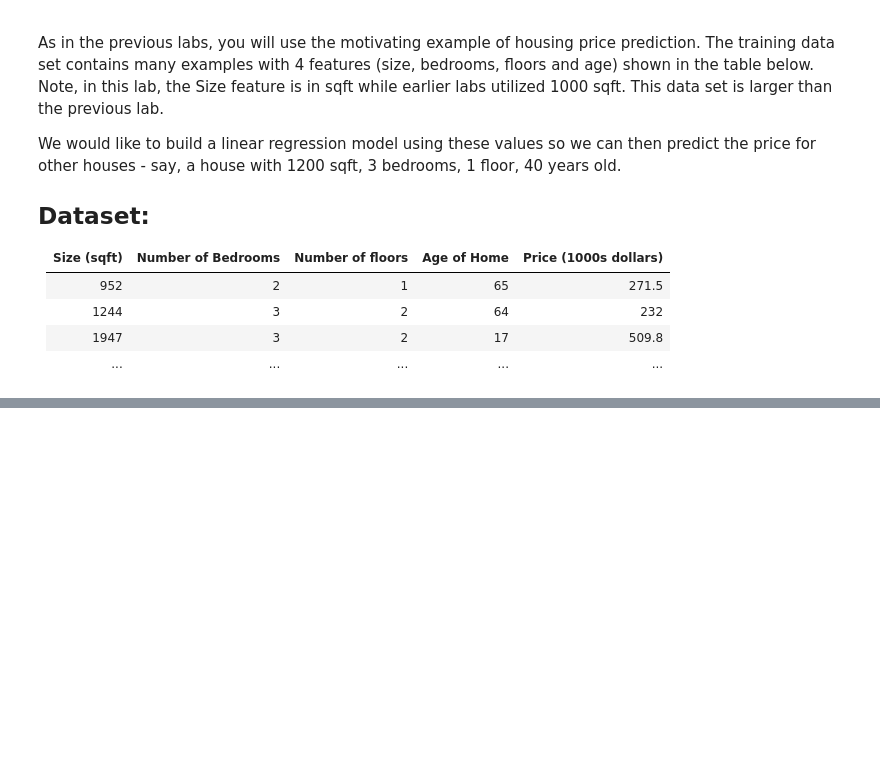
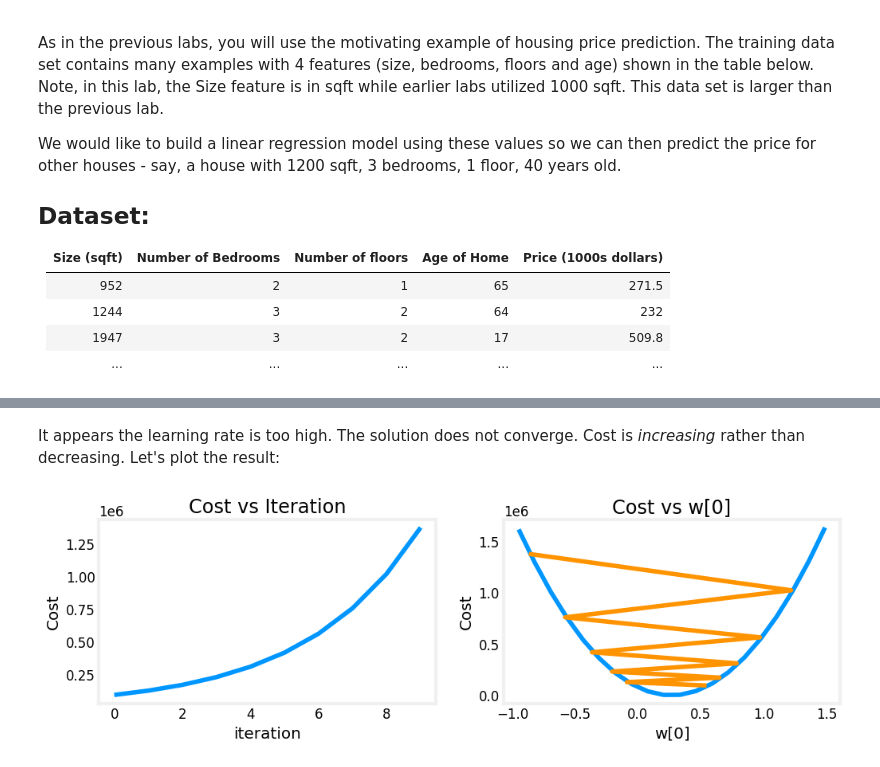
Before and after one commit to SimplifyingElectronics/Supervised-Machine-Learning, a Jupyter notebook: 3_C1_W2_Lab03_Feature_Scaling_and_Learning_Rate_Soln_GD.ipynb, the cells around one changed output, grey strips where cells are left out. Saved outputs shown, nothing was run; the diff lists cells and outputs as text; code cells hidden in the pictures; blank space fills up the shorter version.

```diff
--- a/3_C1_W2_Lab03_Feature_Scaling_and_Learning_Rate_Soln_GD.ipynb
+++ b/3_C1_W2_Lab03_Feature_Scaling_and_Learning_Rate_Soln_GD.ipynb
@@ -60,0 +110,3 @@ We would like to build a linear regression model using these values so we can th
+# %%
+#set alpha to 9.9e-7
+_, _, hist = run_gradient_descent(X_train, y_train, 10, alpha = 9.9e-7)
@@ -60,0 +127,6 @@ We would like to build a linear regression model using these values so we can th
+# %% [markdown]
+It appears the learning rate is too high.  The solution does not converge. Cost is *increasing* rather than decreasing. Let's plot the result:
+# %%
+plot_cost_i_w(X_train, y_train, hist)
+# %% [output]
+[figure, added]
```
Also changed, not shown: parts of 22 cells of this notebook.
